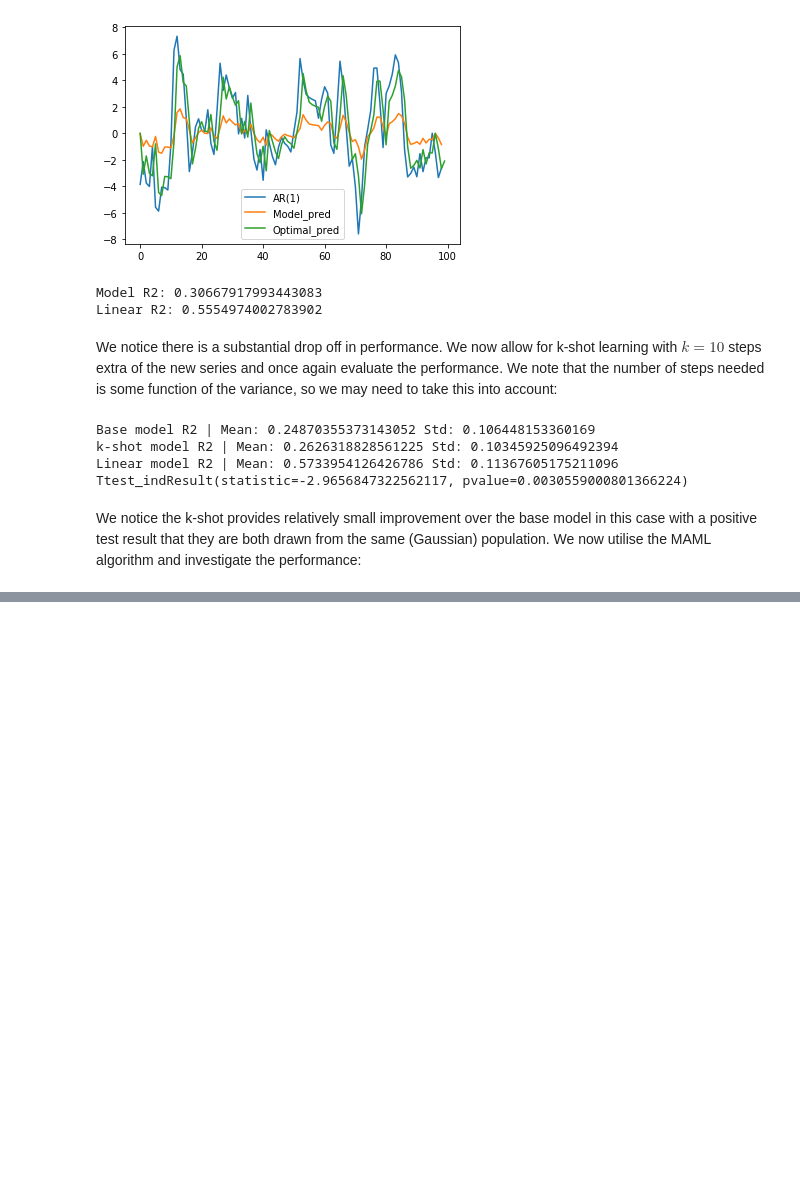
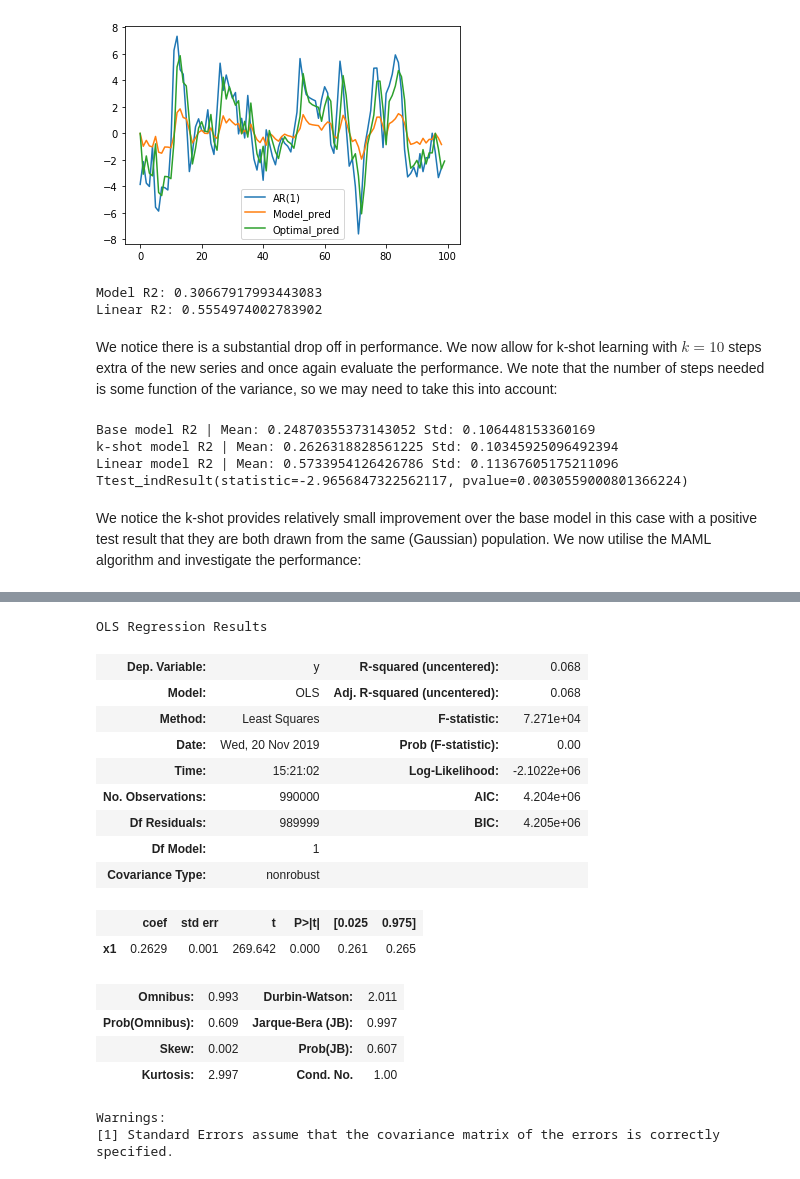
Before and after one commit to jase-clarkson/micro_2, a Jupyter notebook: AR_1_MAML.ipynb, the cells around one changed output, grey strips where cells are left out. Drawn from its saved outputs; the diff is of its cells as text; code cells hidden in the pictures; blank space fills up the shorter version.

```diff
--- a/AR_1_MAML.ipynb
+++ b/AR_1_MAML.ipynb
@@ -72,6 +72,7 @@ import tensorflow as tf
 import tensorflow.keras as keras
 import tensorflow.keras.backend as keras_backend
 import sklearn.metrics
+import statsmodels.api as sm
 import time
 
 tf.keras.backend.set_floatx('float64')
@@ -106,18 +107,20 @@ class LinearModel:
     def forward(self, x):
         return alpha*x
 
-# class OLS_AR_Model:
-#     ''' An OLS model to 1-step forecast an AR(1) process'''
-#     def __init__(self):
-#         self.model_name = 'OLS'
-#         self.k_shot = False
-#         self.res = None
+class OLS_AR_Model:
+    ''' An OLS model to 1-step forecast an AR(1) process'''
+    def __init__(self):
+        self.model_name = 'OLS'
+        self.k_shot = False
+        self.res = None
 
-#     def train(self, train_dataset):
-#         self.res = sm.OLS(train_dataset.flatten()[], x).fit()
+    def train(self, train_dataset):
+        x = np.array([ts[:-1] for ts in train_dataset]).flatten()
+        y = np.array([ts[1:] for ts in train_dataset]).flatten()
+        self.res = sm.OLS(y, x).fit()
 
-#     def forward(self, x):
-#         return self.res.predict(x)
+    def forward(self, x):
+        return self.res.predict(x)
 
 def copy_model(model, x):
     '''Copy model weights to a new model.
@@ -278,7 +281,7 @@ def benchmark_models_kshot(models, trials=1000, N=100, k=10, alpha=.8, var=2):
         sample = sample_ar_1(alpha, var, N)
         kshot = sample[:k+1] # k samples to use for k-shot learning
         # NOTE: I put k+1 here as we need to use 0-k-1 for inputs and 1-k for outputs - k total samples but need to grab a few more.
-        val = sample[k:] # Validation set
+        val = sample[k+1:] # Validation set
 
         for model in models:
             if model.k_shot == True: # If we want to perform k-shot learning on this model.
@@ -400,2 +435,22 @@ r2s = benchmark_models_kshot(models, alpha=test_alpha, var=test_var).infer_objec
 # %%
 r2s.describe()
+ols.res.summary()
+# %% [output]
+OLS Regression Results
+| Dep. Variable: | y | R-squared (uncentered): | 0.068 |
+| Model: | OLS | Adj. R-squared (uncentered): | 0.068 |
+| Method: | Least Squares | F-statistic: | 7.271e+04 |
+| Date: | Wed, 20 Nov 2019 | Prob (F-statistic): | 0.00 |
+| Time: | 15:21:02 | Log-Likelihood: | -2.1022e+06 |
+| No. Observations: | 990000 | AIC: | 4.204e+06 |
+| Df Residuals: | 989999 | BIC: | 4.205e+06 |
+| Df Model: | 1 |  |  |
+| Covariance Type: | nonrobust |  |  |
+|  | coef | std err | t | P>|t| | [0.025 | 0.975] |
+| x1 | 0.2629 | 0.001 | 269.642 | 0.000 | 0.261 | 0.265 |
+| Omnibus: | 0.993 | Durbin-Watson: | 2.011 |
+| Prob(Omnibus): | 0.609 | Jarque-Bera (JB): | 0.997 |
+| Skew: | 0.002 | Prob(JB): | 0.607 |
+| Kurtosis: | 2.997 | Cond. No. | 1.00 |
+Warnings:
+[1] Standard Errors assume that the covariance matrix of the errors is correctly specified.
```
Also changed, not shown: parts of 2 cells of this notebook.
